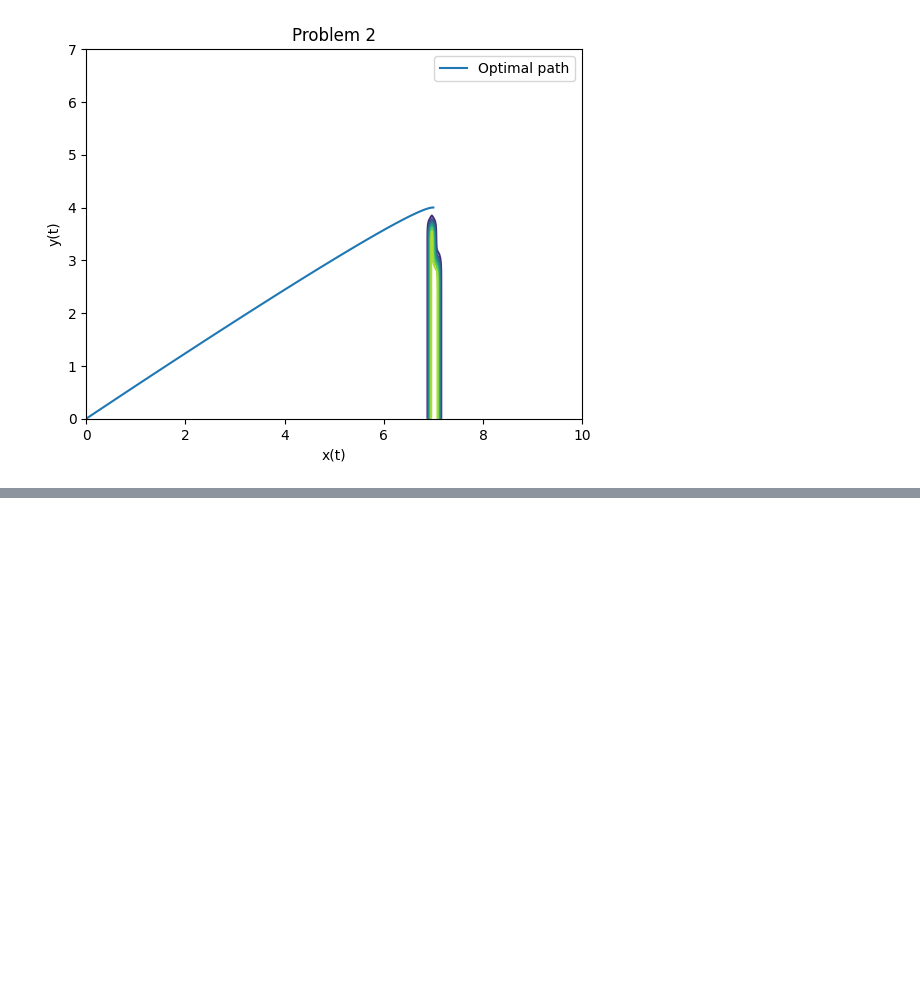
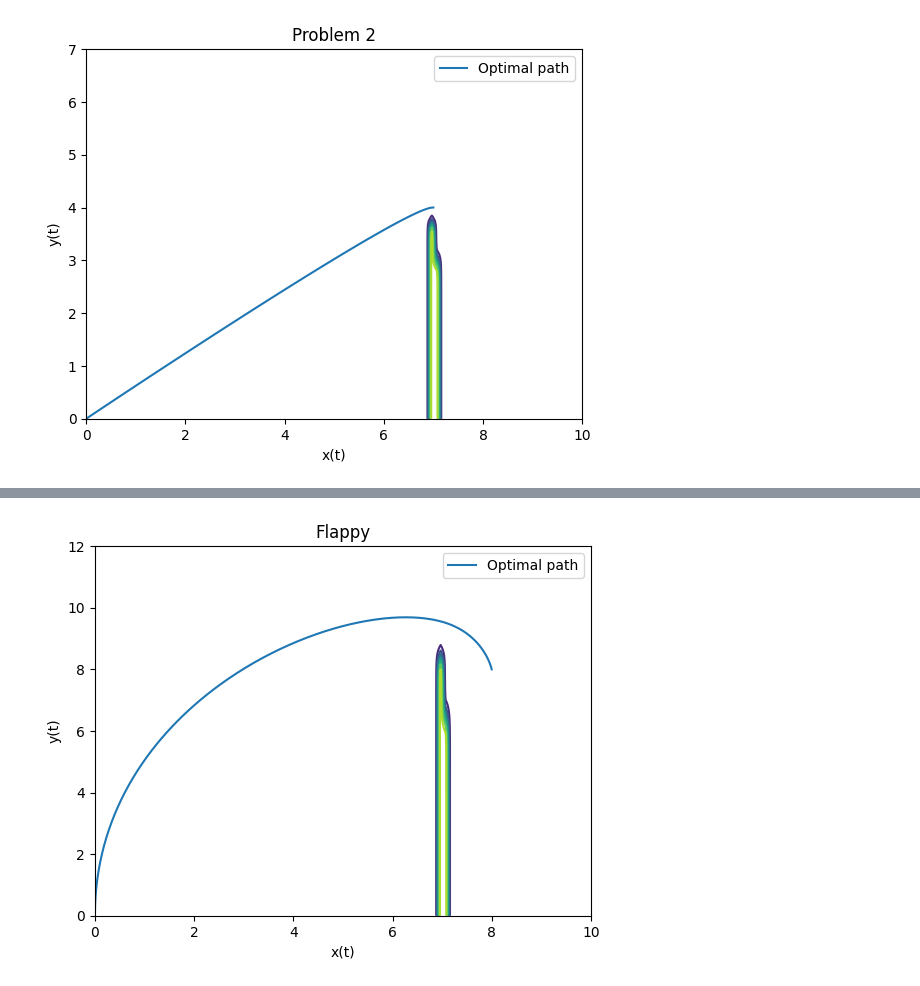
Before and after one commit to poweleli/flappy_bird, a Jupyter notebook: gwen.ipynb, the cells around one changed output, grey strips where cells are left out. Drawn from its saved outputs; the diff is of its cells as text; code cells hidden in the pictures; blank space fills up the shorter version.

```diff
--- a/gwen.ipynb
+++ b/gwen.ipynb
@@ -186,3 +186,99 @@ def prob2():
 prob2()
 # %% [output]
 [figure]
+# %%
+def pipe_avoid(W1 = 20, W2 = .1, rx = .01, ry = 60, center = (7,1), start_location = [0,0], end_location = [7,9]):
+
+
+    #define X and Y
+    X = np.linspace(start_location[0],end_location[0] + 3,100)
+    Y = np.linspace(start_location[1],end_location[1],100)
+
+    #define y0
+    y0 = 1*np.zeros((8, X.size))
+
+    #TEST
+    start_y = start_location[1]
+    t_steps = 100
+    alpha = 2
+    t0 = 0
+    tf = 60
+    x_guess = np.zeros(t_steps)
+    xp_guess = np.zeros(t_steps)
+    p2_guess = np.zeros(t_steps)
+    p3_guess = np.zeros(t_steps)
+    y_guess = np.linspace(start_y, (end_location[0])/2, t_steps)
+    yp_guess = np.ones(t_steps)*(((end_location[0])/2 - start_y) / (tf - t0))
+    p0_guess = np.zeros(t_steps)
+    p1_guess = np.sin(alpha*np.linspace(t0, tf, t_steps))
+    y0 = np.vstack((x_guess,y_guess, xp_guess, yp_guess, p0_guess, p1_guess, p2_guess, p3_guess))
+    print(y0.shape)
+
+
+    #define functions
+    def fun(t, z):
+        return np.vstack((z[2],z[3], 1/(2*W2)*z[6], 1/(2*W2)*z[7],obstacle_dx(z[0],z[1],W1=W1,r=(rx,ry,),c=center),obstacle_dy(z[0],z[1],W1=W1,r=(rx,ry,),c=center), -z[4], -z[5]))
+
+    def bc(ya, yb):
+        return np.array([ya[0]- start_location[0], ya[1] - start_location[1], ya[2], ya[3] - 3, yb[0] - (end_location[0] + 1), yb[1] - (end_location[1] - 1), yb[2], yb[3]])
+
+    #TEST
+    def bc2(ya, yb, p):
+        u1 = 1/(2*W2)*yb[6]
+        u2 = 1/(2*W2)*yb[7]
+        return np.array([ya[0] - 6, ya[1] - 1.5, ya[2], ya[3], yb[0], yb[1], yb[2], yb[3], yb[4]*yb[2] + yb[5]*yb[3] + yb[6]*u1 + yb[7]*u2 - (1 + obstacle(yb[0],yb[1], W1=W1,r=(1,1),c=(0,0)) + W2*(u1**2 + u2**2))])
+
+    #solve and get x and y
+    res_a = solve_bvp(fun, bc, X, y0)
+
+    x1 = res_a.y[0]
+    y2 = res_a.y[1]
+
+    #find obstacle
+    X = np.linspace(start_location[0],end_location[0] + 3,100)
+    Y = np.linspace(0,end_location[1],100)
+    x_,y_ = np.meshgrid(X,Y)
+    obs = obstacle(x_,y_,W1=W1,r=(rx,ry),c=center)
+
+    #plot
+    plt.contour(x_, y_, obs)
+    plt.plot(x1,y2, label = "Optimal path")
+    plt.xlabel("x(t)")
+    plt.ylabel("y(t)")
+    plt.xlim(start_location[0], end_location[0] + 3)
+    plt.ylim(0,end_location[1] + 3)
+    plt.title("Flappy")
+    plt.legend()
+    plt.show()
+
+    # plot the x(t)
+    plt.gcf().set_size_inches(8,2)
+
+    plt.plot(x1, y2, linewidth=3, color="#ffc107")
+    plt.xlabel("t")
+    plt.ylabel("y")
+
+    xlims = (start_location[0], end_location[0] + 3)
+    ylims = (0,end_location[1] + 3)
+    # plot the background
+    background = mpimg.imread('images/extra/flappy_background.png')
+    plt.imshow(background, extent=[xlims[0], xlims[1], ylims[0], ylims[1]], aspect='auto', alpha=1)
+
+
+    xmin, xmax = end_location[0] - .3, end_location[0] + .3
+    ymin, ymax = 0, end_location[1] - .5
+    img = mpimg.imread('images/extra/pipe_cropped_lower.png')
+    plt.imshow(img, extent=[xmin, xmax, ymin, ymax], aspect='auto')
+
+    # plot the bird
+    xmin, xmax = end_location[0] -.1 , end_location[0] + .1
+    ymin, ymax = end_location[1] - .3, end_location[1] + .3
+    bird = mpimg.imread('images/extra/bird_cropped.png')
+    plt.imshow(bird, extent=[xmin, xmax, ymin, ymax], aspect='auto', zorder=2)
+
+    plt.xlim(start_location[0], end_location[0] + 3)
+    plt.ylim(0,end_location[1] + 3)
+    plt.show()
+
+pipe_avoid()
+# %% [output]
@@ -188,0 +286 @@ prob2()
+[figure, added]
```
Also changed, not shown: parts of 15 cells of this notebook.
